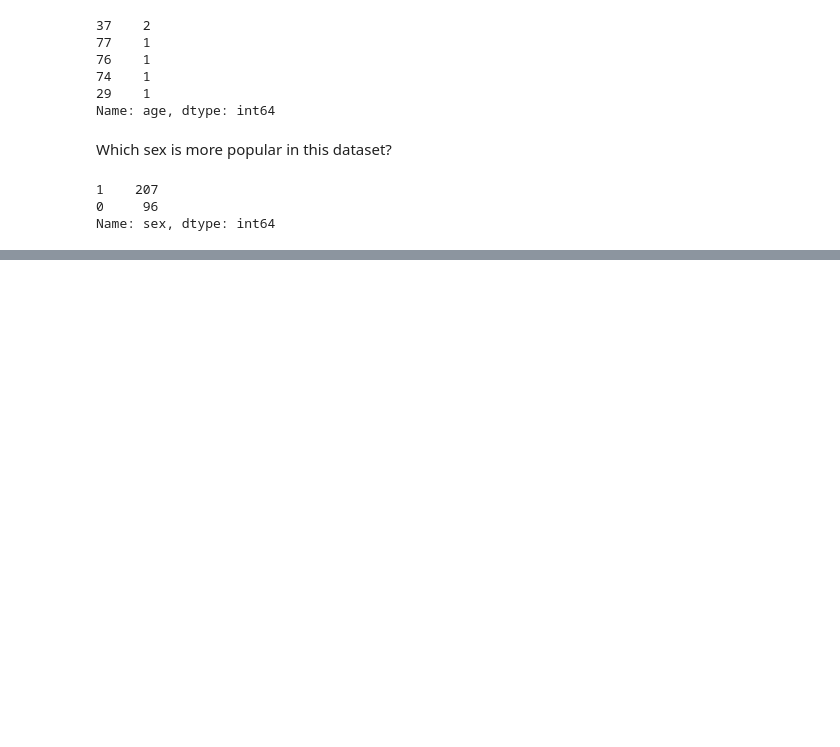
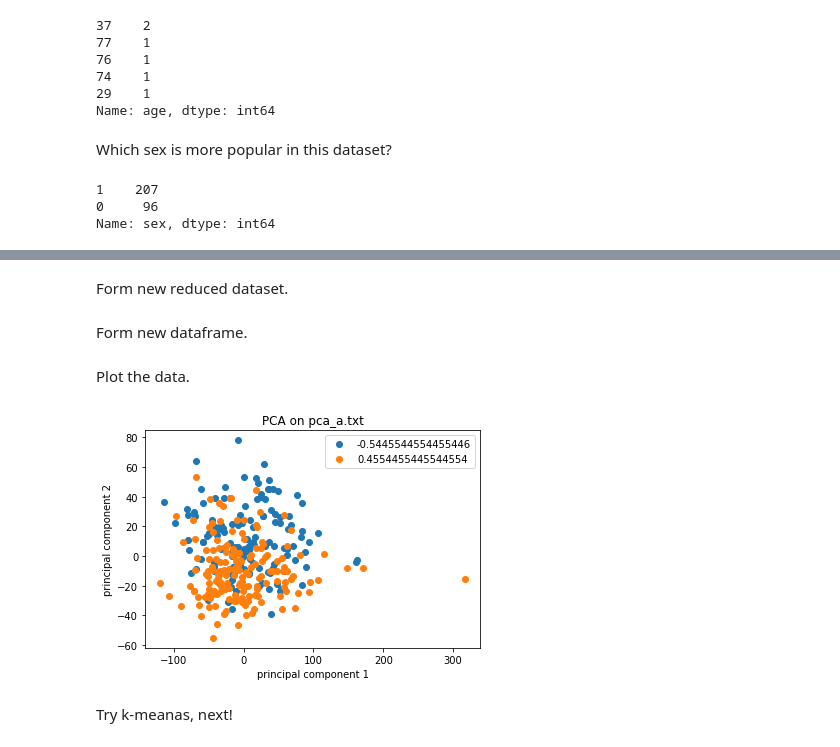
Before and after one commit to emilyallison18/heart_project, a Jupyter notebook: Heart_Data_Analysis_Notebook.ipynb, the cells around one changed output, grey strips where cells are left out. Saved outputs shown, nothing was run; the diff lists cells and outputs as text; code cells hidden in the pictures; blank space fills up the shorter version.

```diff
--- a/Heart_Data_Analysis_Notebook.ipynb
+++ b/Heart_Data_Analysis_Notebook.ipynb
@@ -146,0 +204,4 @@ Name: sex, dtype: int64
+# %%
+sorted_index = eigVals.argsort()[::-1]
+eigVals = eigVals[sorted_index]
+eigVec = eigVec[:,sorted_index]
@@ -146,0 +210,32 @@ Name: sex, dtype: int64
+# %%
+eigVec = eigVec[:,:2]
+# %% [markdown]
+Form new reduced dataset.
+# %%
+transformed = df_mat.dot(eigVec)
+# %% [markdown]
+Form new dataframe.
+# %%
+#horizontally stack transformed data set with class label.
+final_df = np.hstack((transformed, class_label))
+#convert the numpy array to data frame
+final_df = pd.DataFrame(final_df)
+#define the column names
+final_df.columns = ['x','y','label']
+# %% [markdown]
+Plot the data.
+# %%
+groups = final_df.groupby('label')
+figure, axes = plt.subplots()
+axes.margins(0.05)
+for name, group in groups:
+    axes.plot(group.x, group.y, marker='o', linestyle='', ms=6, label=name)
+    axes.set_title("PCA on pca_a.txt")
+axes.legend()
+plt.xlabel("principal component 1")
+plt.ylabel("principal component 2")
+plt.show()
+# %% [output]
+[figure, added]
+# %% [markdown]
+Try k-meanas, next!
```
Also changed, not shown: parts of 12 cells of this notebook.
